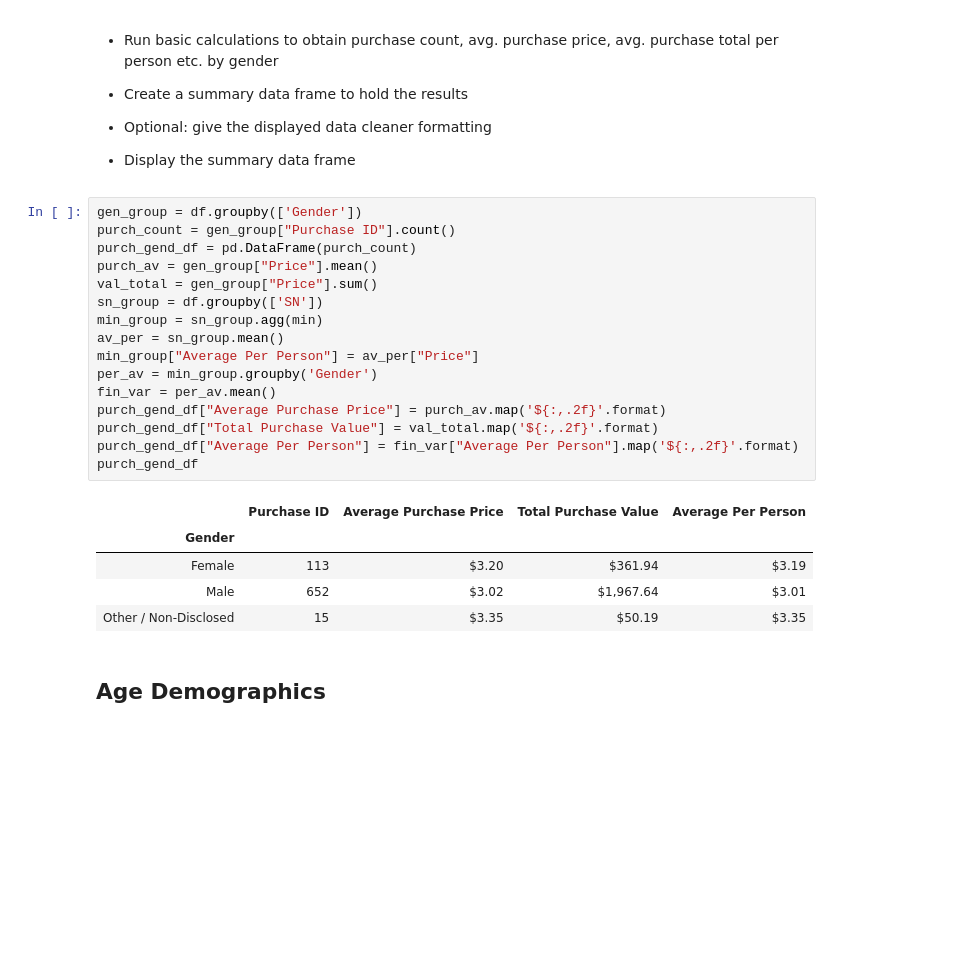
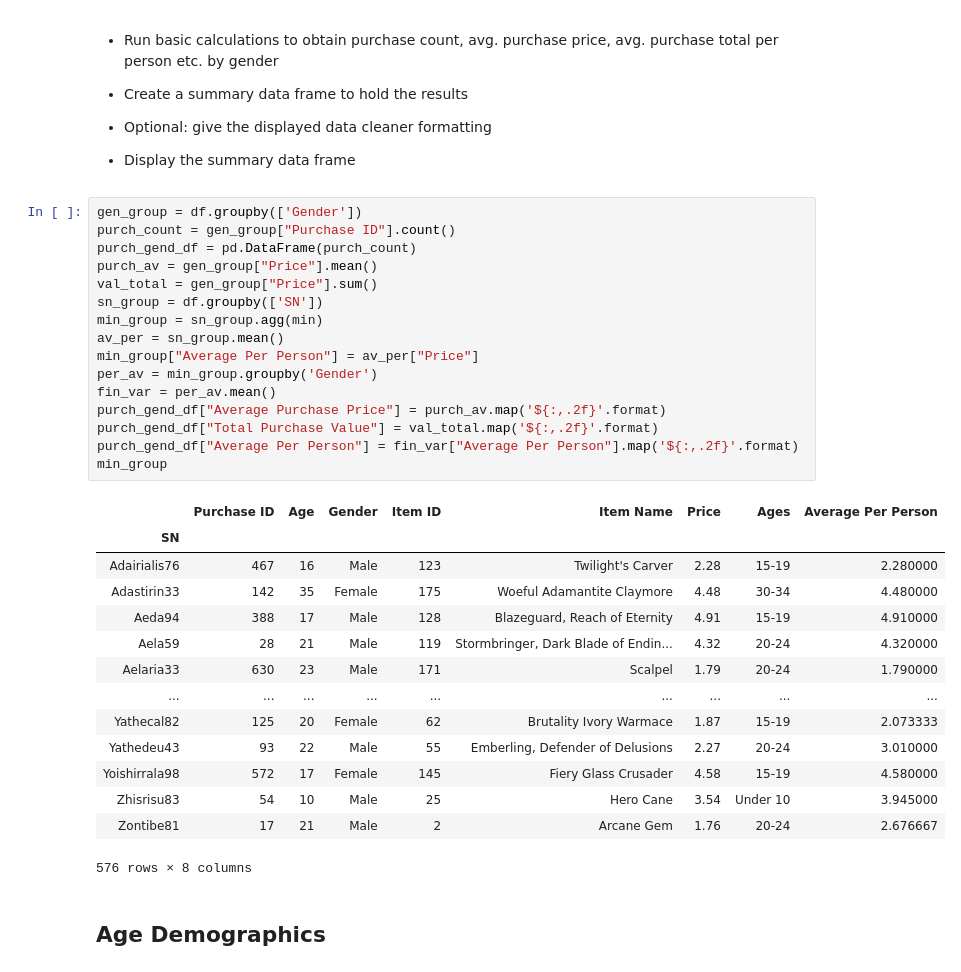
Before and after one commit to jabruhns/pandas-challenge, a Jupyter notebook: HeroesOfPymoli.ipynb, the cells around one changed output. Drawn from its saved outputs; the diff is of its cells as text; blank space fills up the shorter version.

```diff
--- a/HeroesOfPymoli.ipynb
+++ b/HeroesOfPymoli.ipynb
@@ -103,25 +103,34 @@ gend_df
 # %%
 gen_group = df.groupby(['Gender'])
 purch_count = gen_group["Purchase ID"].count()
 purch_gend_df = pd.DataFrame(purch_count)
 purch_av = gen_group["Price"].mean()
 val_total = gen_group["Price"].sum()
 sn_group = df.groupby(['SN'])
 min_group = sn_group.agg(min)
 av_per = sn_group.mean()
 min_group["Average Per Person"] = av_per["Price"]
 per_av = min_group.groupby('Gender')
 fin_var = per_av.mean()
 purch_gend_df["Average Purchase Price"] = purch_av.map('${:,.2f}'.format)
 purch_gend_df["Total Purchase Value"] = val_total.map('${:,.2f}'.format)
 purch_gend_df["Average Per Person"] = fin_var["Average Per Person"].map('${:,.2f}'.format)
-purch_gend_df
+min_group
 # %% [output]
-|  | Purchase ID | Average Purchase Price | Total Purchase Value | Average Per Person |
-| Gender |  |  |  |  |
-| Female | 113 | $3.20 | $361.94 | $3.19 |
-| Male | 652 | $3.02 | $1,967.64 | $3.01 |
-| Other / Non-Disclosed | 15 | $3.35 | $50.19 | $3.35 |
+|  | Purchase ID | Age | Gender | Item ID | Item Name | Price | Ages | Average Per Person |
+| SN |  |  |  |  |  |  |  |  |
+| Adairialis76 | 467 | 16 | Male | 123 | Twilight's Carver | 2.28 | 15-19 | 2.280000 |
+| Adastirin33 | 142 | 35 | Female | 175 | Woeful Adamantite Claymore | 4.48 | 30-34 | 4.480000 |
+| Aeda94 | 388 | 17 | Male | 128 | Blazeguard, Reach of Eternity | 4.91 | 15-19 | 4.910000 |
+| Aela59 | 28 | 21 | Male | 119 | Stormbringer, Dark Blade of Endin... | 4.32 | 20-24 | 4.320000 |
+| Aelaria33 | 630 | 23 | Male | 171 | Scalpel | 1.79 | 20-24 | 1.790000 |
+| ... | ... | ... | ... | ... | ... | ... | ... | ... |
+| Yathecal82 | 125 | 20 | Female | 62 | Brutality Ivory Warmace | 1.87 | 15-19 | 2.073333 |
+| Yathedeu43 | 93 | 22 | Male | 55 | Emberling, Defender of Delusions | 2.27 | 20-24 | 3.010000 |
+| Yoishirrala98 | 572 | 17 | Female | 145 | Fiery Glass Crusader | 4.58 | 15-19 | 4.580000 |
+| Zhisrisu83 | 54 | 10 | Male | 25 | Hero Cane | 3.54 | Under 10 | 3.945000 |
+| Zontibe81 | 17 | 21 | Male | 2 | Arcane Gem | 1.76 | 20-24 | 2.676667 |
+576 rows × 8 columns
 # %% [markdown]
 ## Age Demographics
 # %% [markdown]
```
Also changed, not shown: parts of 2 cells of this notebook.
